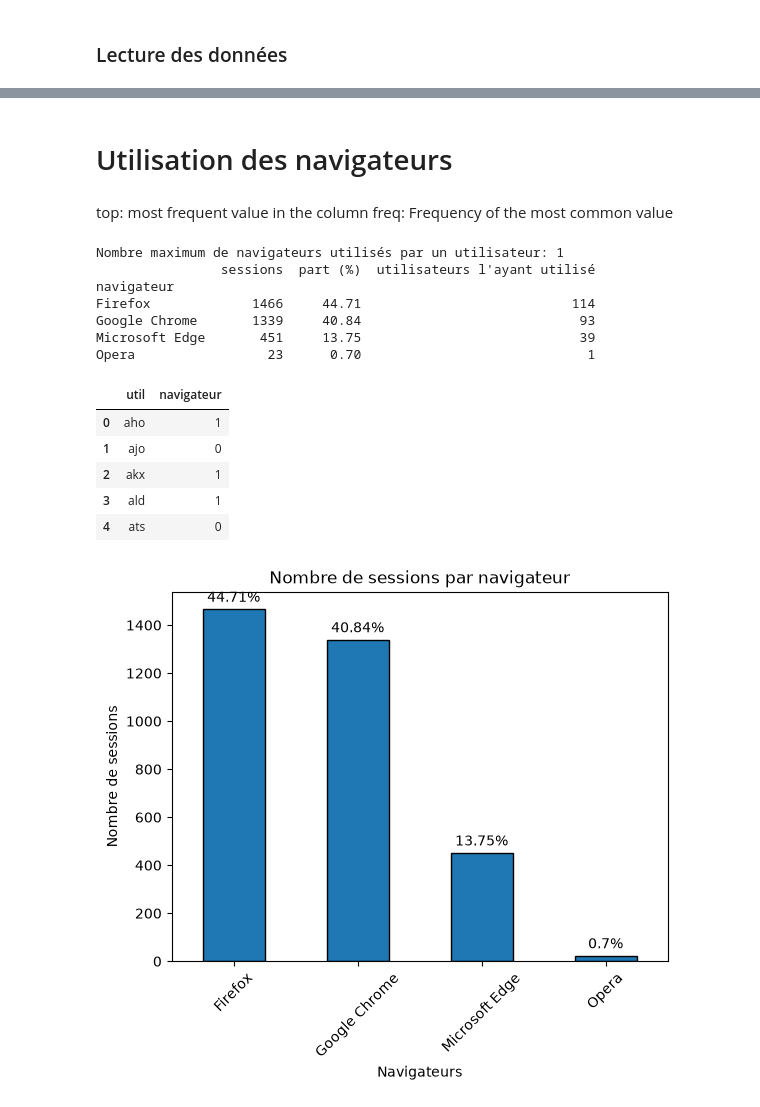
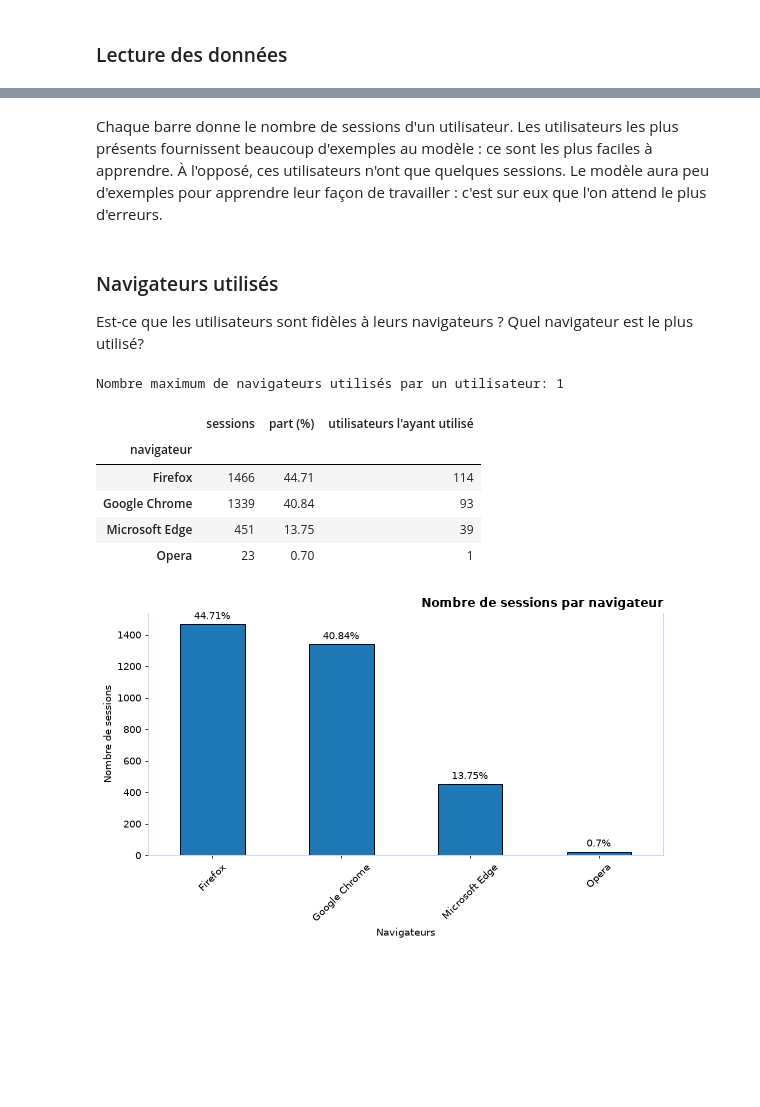
Before and after one commit to valponce/BE_DataSciences, a Jupyter notebook: prepare_data.ipynb, the cells around one changed output, grey strips where cells are left out. Saved outputs shown, nothing was run; the diff lists cells and outputs as text; code cells hidden in the pictures; blank space fills up the shorter version.

Commit message:
Fusion des versions de Valentine et Hadjar pour le pré-traitement des données

```diff
--- a/prepare_data.ipynb
+++ b/prepare_data.ipynb
@@ -27,6 +27,24 @@ src_path = "/home/valen/BE_DataSciences/src"
 if src_path not in sys.path:
     sys.path.append(src_path)
 
+from collections import Counter
+
+import numpy as np
+
+from sklearn.feature_extraction.text import TfidfVectorizer, CountVectorizer
+from sklearn.preprocessing import normalize
+
+BLEU, ORANGE, GRIS = "#68baed", "#fa7e4d", "#a8a692"
+COULEURS = ["#388cf2", "#f25313", "#1fc428", "#fabc2a", "#fc79bf", "#2cc72c", "#8271e3", "#eb6160"]
+
+plt.rcParams.update({
+    "figure.figsize": (9.5, 4.5), "figure.dpi": 70,
+    "axes.spines.top": False, "axes.spines.right": True,
+    "axes.titleweight": "bold", "axes.titlesize": 12,
+    "axes.titlelocation": "right",
+    "axes.edgecolor": "#bccffb", "grid.color": "#c6dbdd",
+})
+
 import analyse_donnees as AN
 # %% [markdown]
 ### Lecture des données
@@ -47,32 +108,25 @@ features_train[["util","navigateur"]].describe()
+# %% [markdown]
+Chaque barre donne le nombre de sessions d'un utilisateur. Les utilisateurs les plus présents fournissent beaucoup d'exemples au modèle : ce sont les plus faciles à apprendre.
+À l'opposé, ces utilisateurs n'ont que quelques sessions. Le modèle aura peu d'exemples pour apprendre leur façon de travailler : c'est sur eux que l'on attend le plus d'erreurs.
 # %% [markdown]
-# Utilisation des navigateurs
+### Navigateurs utilisés
+Est-ce que les utilisateurs sont fidèles à leurs navigateurs ? Quel navigateur est le plus utilisé?
 # %%
 # Nouvelle Dataframe
 updated_df = pd.DataFrame({'util':features_train["util"].unique()})
 updated_df["util"] = pd.Categorical(updated_df["util"])
-# %% [markdown]
-top: most frequent value in the column
-freq: Frequency of the most common value
 # %%
-# Utilisateur utilise toujours le même navigateur
-df_navigateurs = AN.browsers_analysis(features_train)
-print(df_navigateurs)
+AN.browsers_analysis(features_train)
 
+# Création d'une nouvelle df qui sera utilisée pour la classification
 updated_df = features_train[["util","navigateur"]].groupby("util")["navigateur"].first().reset_index()
 updated_df = AN.to_categories(updated_df,"navigateur")
-updated_df.head()
 # %% [output]
 Nombre maximum de navigateurs utilisés par un utilisateur: 1
-                sessions  part (%)  utilisateurs l'ayant utilisé
-navigateur
-Firefox             1466     44.71                           114
-Google Chrome       1339     40.84                            93
-Microsoft Edge       451     13.75                            39
-Opera                 23      0.70                             1
-|  | util | navigateur |
-| 0 | aho | 1 |
-| 1 | ajo | 0 |
-| 2 | akx | 1 |
-| 3 | ald | 1 |
-| 4 | ats | 0 |
+|  | sessions | part (%) | utilisateurs l'ayant utilisé |
+| navigateur |  |  |  |
+| Firefox | 1466 | 44.71 | 114 |
+| Google Chrome | 1339 | 40.84 | 93 |
+| Microsoft Edge | 451 | 13.75 | 39 |
+| Opera | 23 | 0.70 | 1 |
-[figure, old version]
+[figure, new version]
```
Also changed, not shown: parts of 29 cells of this notebook, 1 other file.
